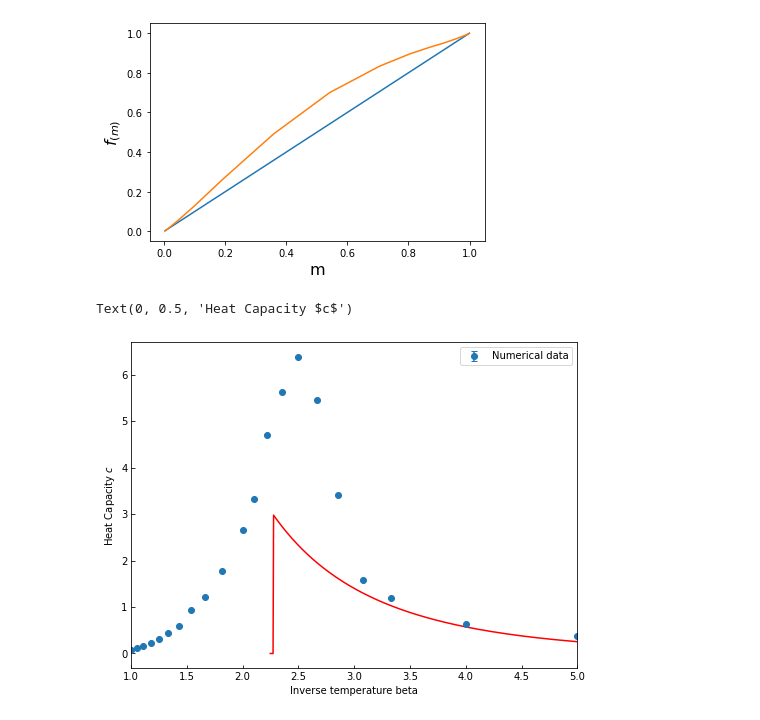
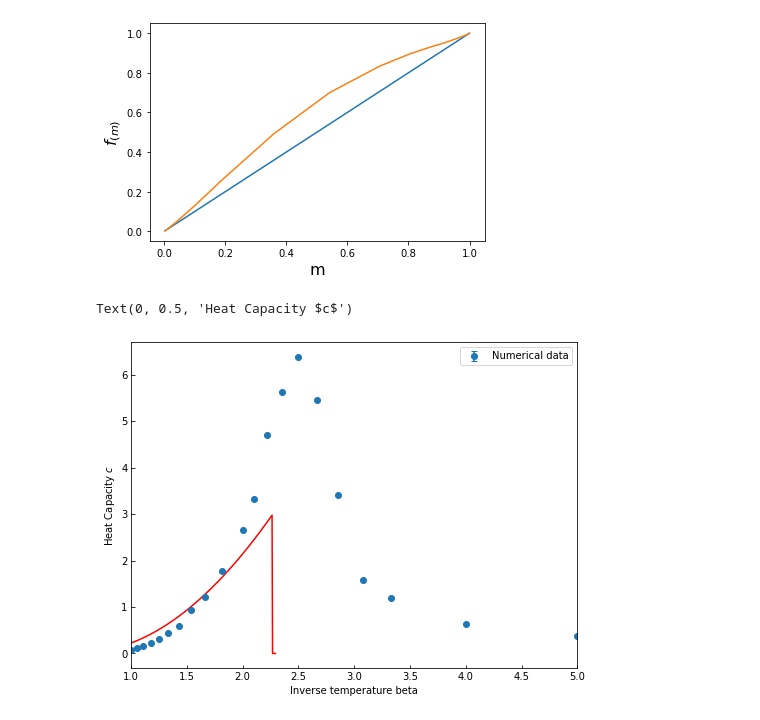
Before and after one commit to thomasbourke1/ising-model, a Jupyter notebook: task1.ipynb, the cells around one changed output. Saved outputs shown, nothing was run; the diff lists cells and outputs as text; code cells hidden in the pictures.

```diff
--- a/task1.ipynb
+++ b/task1.ipynb
@@ -275,32 +275,32 @@ T_0 = temp_flipper(betas)
 # read in meanfield data
 
 meanfield_data = pd.read_csv("meanfield_isingdata_CSV.csv")
 
 c_meanfield = meanfield_data['c']
 T_Tc_meanfield = meanfield_data['T/T_C']
 
-meanfield_data['T_0'] = 2.27* 1/meanfield_data['T/T_C']
+meanfield_data['T_0'] = 2.27 * meanfield_data['T/T_C']
 
 T_meanfield = meanfield_data['T_0']
 
 
 # plotting
 plt.figure(figsize=(8, 6))  # Width: 8 inches, Height: 6 inches
 
 plt.errorbar(T_0, c, yerr=c_err, fmt='o', capsize=3, label="Numerical data")
 
 plt.plot(T_meanfield, c_meanfield, linestyle="-", color = 'r')
 plt.xlim(1,5)
 
 # plt.plot(T_O_meanfield, c)
 
 # plt.plot(betas, c, marker='o', linestyle="")
 plt.legend()
 # Set tick parameters inwards
 plt.tick_params(axis='both', direction='in')
 plt.xlabel('Inverse temperature beta')
 
 plt.ylabel("Heat Capacity $c$")
 # %% [output]
 Text(0, 0.5, 'Heat Capacity $c$')
-[figure, old version]
+[figure, new version]
```
